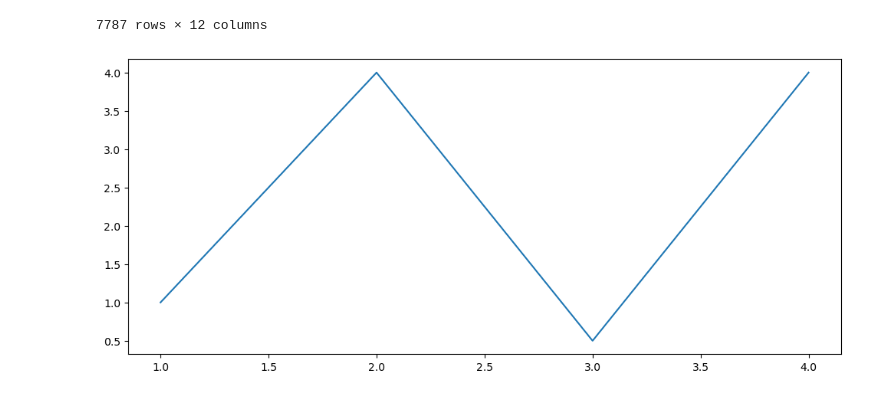
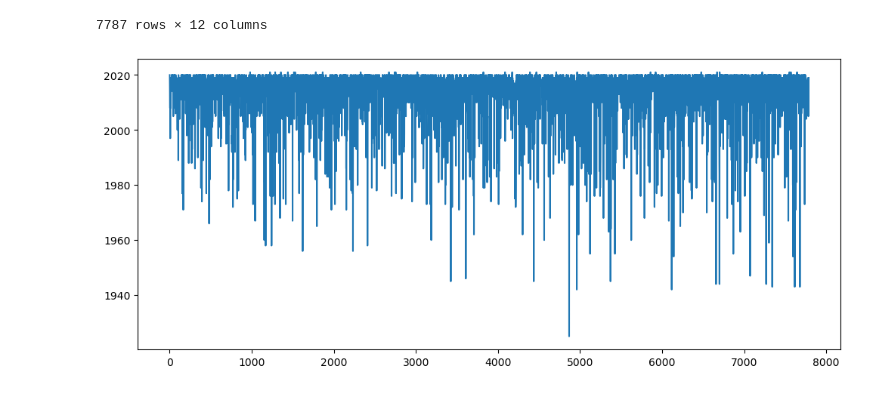
Before and after one commit to Nikit-V-Mitic/Python-Testing, a Jupyter notebook: MatPlotLibSheet.ipynb, the cells around one changed output. Drawn from its saved outputs; the diff is of its cells as text; code cells hidden in the pictures.

```diff
--- a/MatPlotLibSheet.ipynb
+++ b/MatPlotLibSheet.ipynb
@@ -23,8 +23,9 @@ imp
 | 7786 | s7787 | Movie | ZZ TOP: THAT LITTLE OL' BAND FROM... | Sam Dunn | NaN | United Kingdom, Canada, United St... | March 1, 2020 | 2019 | TV-MA | 90 min | ... |
 7787 rows × 12 columns
 # %%
+
 fig, ax = plt.subplots(figsize=(12,5))
-ax.plot([1, 2, 3, 4], [1, 4, 0.5, 4])
+ax.plot(imp["release_year"])
 plt.show()
 # %% [output]
-[figure, old version]
+[figure, new version]
```
